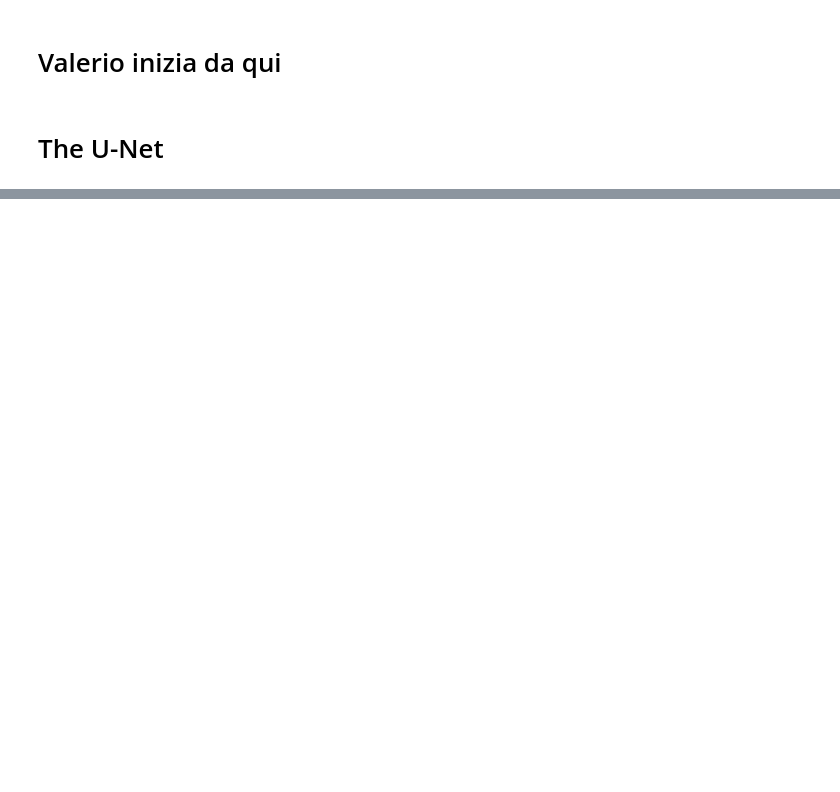
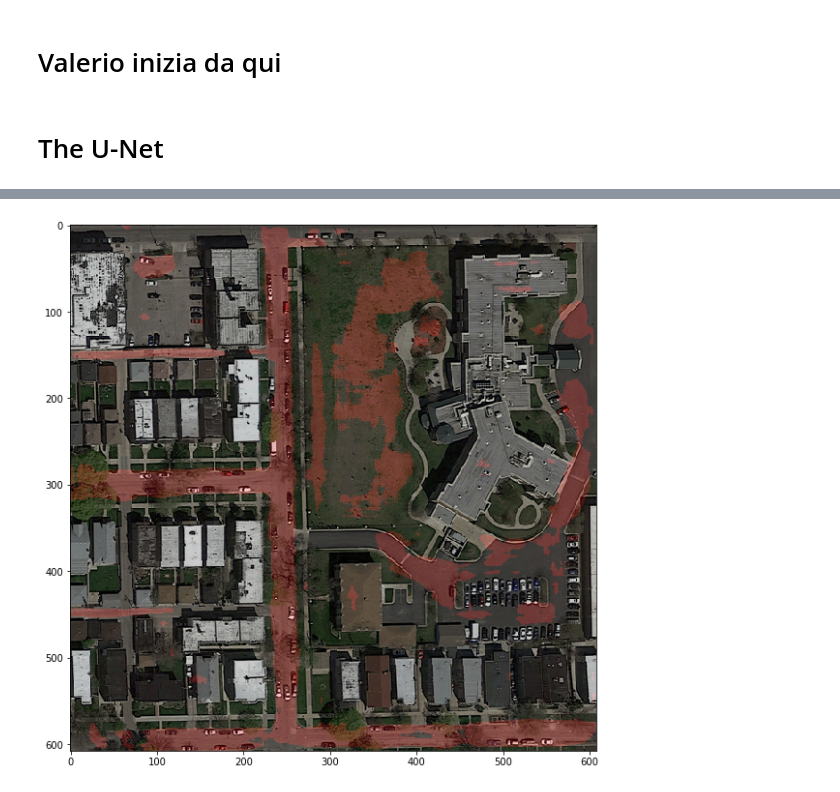
Before and after one commit to diegofiori/ML_RoadSegmentation, a Jupyter notebook: ML_notebook_Diego.ipynb, the cells around one changed output, grey strips where cells are left out. Saved outputs shown, nothing was run; the diff lists cells and outputs as text; code cells hidden in the pictures; blank space fills up the shorter version.

Commit message:
UNetV2

```diff
--- a/ML_notebook_Diego.ipynb
+++ b/ML_notebook_Diego.ipynb
@@ -449,6 +452,8 @@ model.cpu()
 tc.save(model,'Model_UNet/model_CPU.pt')
 # %%
 model = tc.load('Model_UNet/model_CPU.pt')
+# %%
+model = tc.load('Model_UNet/model_CPU_v2.pt')
 # %%
 # test on a image
 image = [imgs[4]]
@@ -481,7 +486,9 @@ def print_image_test(test_path, img_nb, model, do_prep=True):
     plt.figure(figsize=(10,10))
     plt.imshow(image)
 # %%
-print_image_test("test_set_images/", 1, model, do_prep=True)
+print_image_test("test_set_images/", 2, model, do_prep=True)
+# %% [output]
+[figure, added]
 # %%
 def create_submission_UNet(test_set, model, name_submission, do_preprocessing= False):
     ''' create the submission file for U-Net.
```
Also changed, not shown: parts of 1 cell of this notebook.
